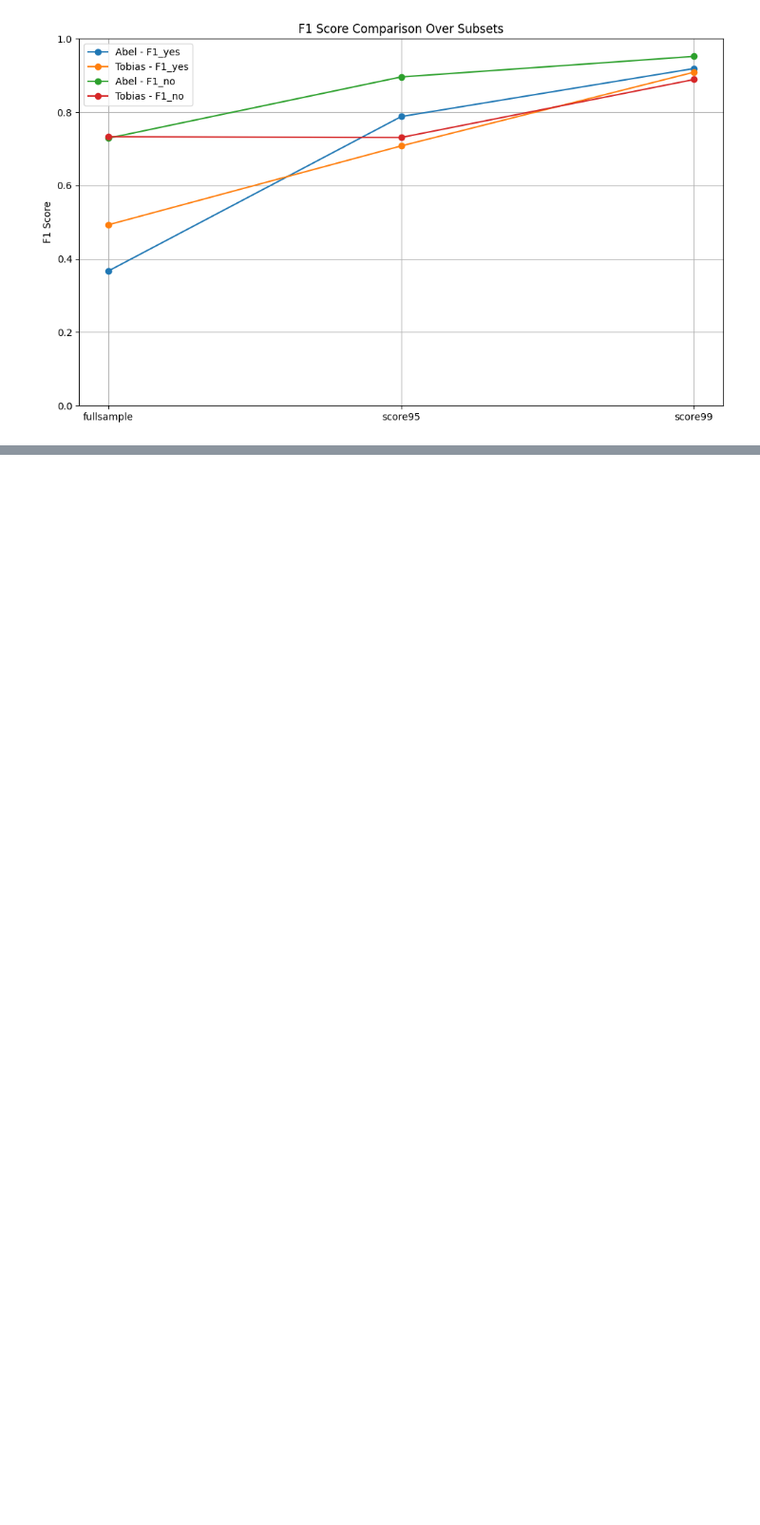
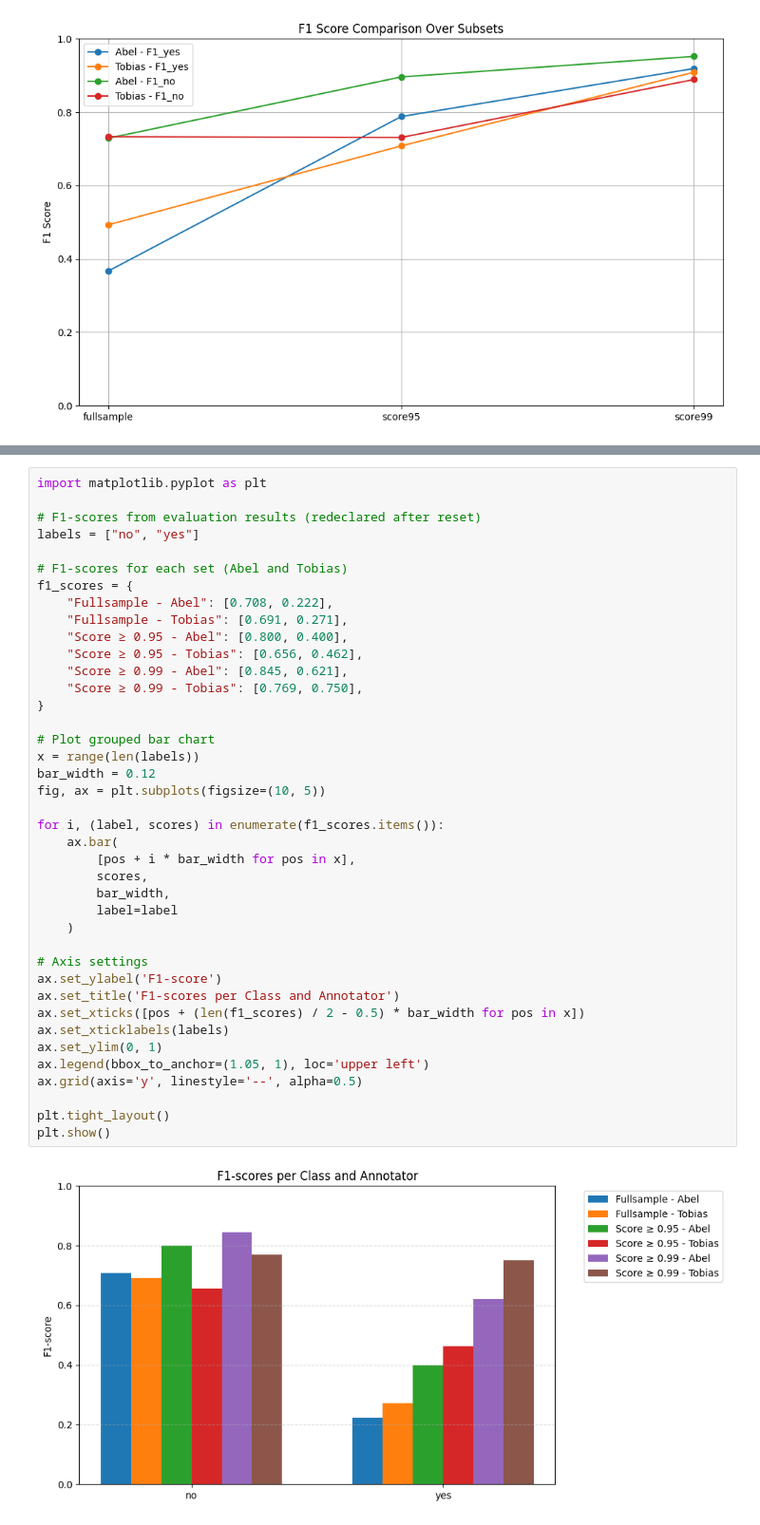
Before and after one commit to TobiasMichelsen/Climate-Discourse-on-Bluesky---Bachelor-Project, a Jupyter notebook: EDA/annotation_evaluation.ipynb, the cells around one changed output, grey strips where cells are left out. Shown: that part at 95% size. Cells and saved outputs as stored; diff of their text form; blank space fills up the shorter version.

```diff
--- a/EDA/annotation_evaluation.ipynb
+++ b/EDA/annotation_evaluation.ipynb
@@ -211,0 +259,42 @@ Tobias - full   | F1 (yes): 0.493 | F1 (no): 0.733 | Acc: 0.650
+# %%
+import matplotlib.pyplot as plt
+
+# F1-scores from evaluation results (redeclared after reset)
+labels = ["no", "yes"]
+
+# F1-scores for each set (Abel and Tobias)
+f1_scores = {
+    "Fullsample - Abel": [0.708, 0.222],
+    "Fullsample - Tobias": [0.691, 0.271],
+    "Score ≥ 0.95 - Abel": [0.800, 0.400],
+    "Score ≥ 0.95 - Tobias": [0.656, 0.462],
+    "Score ≥ 0.99 - Abel": [0.845, 0.621],
+    "Score ≥ 0.99 - Tobias": [0.769, 0.750],
+}
+
+# Plot grouped bar chart
+x = range(len(labels))
+bar_width = 0.12
+fig, ax = plt.subplots(figsize=(10, 5))
+
+for i, (label, scores) in enumerate(f1_scores.items()):
+    ax.bar(
+        [pos + i * bar_width for pos in x],
+        scores,
+        bar_width,
+        label=label
+    )
+
+# Axis settings
+ax.set_ylabel('F1-score')
+ax.set_title('F1-scores per Class and Annotator')
+ax.set_xticks([pos + (len(f1_scores) / 2 - 0.5) * bar_width for pos in x])
+ax.set_xticklabels(labels)
+ax.set_ylim(0, 1)
+ax.legend(bbox_to_anchor=(1.05, 1), loc='upper left')
+ax.grid(axis='y', linestyle='--', alpha=0.5)
+
+plt.tight_layout()
+plt.show()
+# %% [output]
+[figure, added]
```
Also changed, not shown: parts of 11 cells of this notebook, 10 other files.
